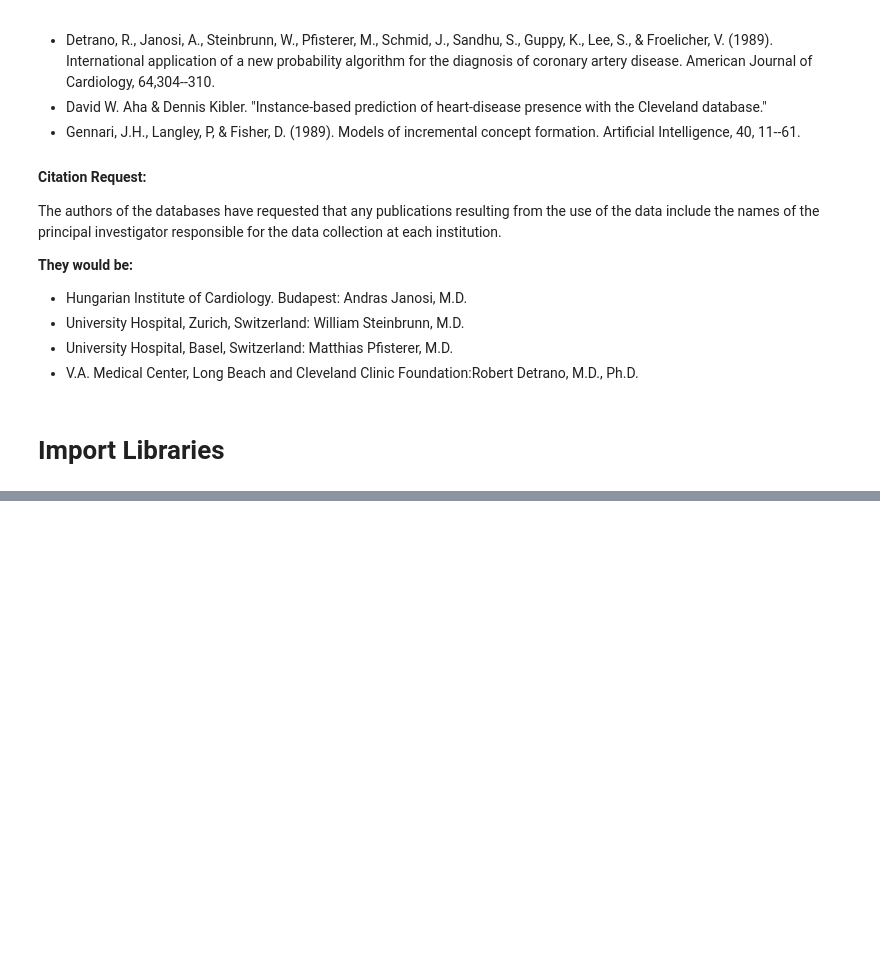
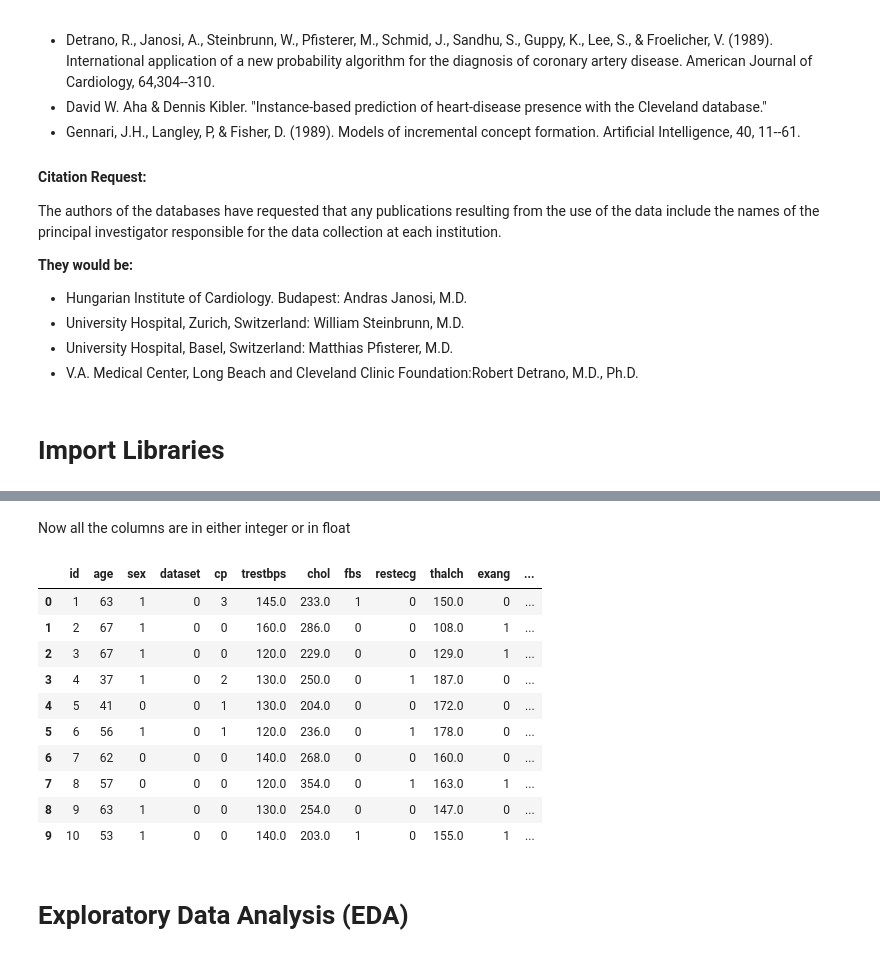
Before and after one commit to prashantpq/Data-Science-Internship, a Jupyter notebook: Week_1/Heart_Disease_Prediction/main.ipynb, the cells around one changed output, grey strips where cells are left out. Saved outputs shown, nothing was run; the diff lists cells and outputs as text; code cells hidden in the pictures; blank space fills up the shorter version.

```diff
--- a/Week_1/Heart_Disease_Prediction/main.ipynb
+++ b/Week_1/Heart_Disease_Prediction/main.ipynb
@@ -57,0 +349,15 @@ The authors of the databases have requested that any publications resulting from
+# %%
+from sklearn.preprocessing import LabelEncoder
+
+# Initialize the LabelEncoder
+label_encoder = LabelEncoder()
+
+# List of categorical columns to encode
+categorical_columns = ['sex', 'dataset', 'cp', 'fbs', 'restecg', 'exang', 'slope', 'thal']
+
+# Apply label encoding to each categorical column
+for col in categorical_columns:
+    df[col] = label_encoder.fit_transform(df[col])
+
+# Display Transformed Columns
+print("Transformed dataset (all columns):\n", df[categorical_columns].head())
@@ -57,0 +392,18 @@ The authors of the databases have requested that any publications resulting from
+# %% [markdown]
+Now all the columns are in either integer or in float
+# %%
+df.head(10)
+# %% [output]
+|  | id | age | sex | dataset | cp | trestbps | chol | fbs | restecg | thalch | exang | ... |
+| 0 | 1 | 63 | 1 | 0 | 3 | 145.0 | 233.0 | 1 | 0 | 150.0 | 0 | ... |
+| 1 | 2 | 67 | 1 | 0 | 0 | 160.0 | 286.0 | 0 | 0 | 108.0 | 1 | ... |
+| 2 | 3 | 67 | 1 | 0 | 0 | 120.0 | 229.0 | 0 | 0 | 129.0 | 1 | ... |
+| 3 | 4 | 37 | 1 | 0 | 2 | 130.0 | 250.0 | 0 | 1 | 187.0 | 0 | ... |
+| 4 | 5 | 41 | 0 | 0 | 1 | 130.0 | 204.0 | 0 | 0 | 172.0 | 0 | ... |
+| 5 | 6 | 56 | 1 | 0 | 1 | 120.0 | 236.0 | 0 | 1 | 178.0 | 0 | ... |
+| 6 | 7 | 62 | 0 | 0 | 0 | 140.0 | 268.0 | 0 | 0 | 160.0 | 0 | ... |
+| 7 | 8 | 57 | 0 | 0 | 0 | 120.0 | 354.0 | 0 | 1 | 163.0 | 1 | ... |
+| 8 | 9 | 63 | 1 | 0 | 0 | 130.0 | 254.0 | 0 | 0 | 147.0 | 0 | ... |
+| 9 | 10 | 53 | 1 | 0 | 0 | 140.0 | 203.0 | 1 | 0 | 155.0 | 1 | ... |
+# %% [markdown]
+# Exploratory Data Analysis (EDA)
```
Also changed, not shown: parts of 22 cells of this notebook.
